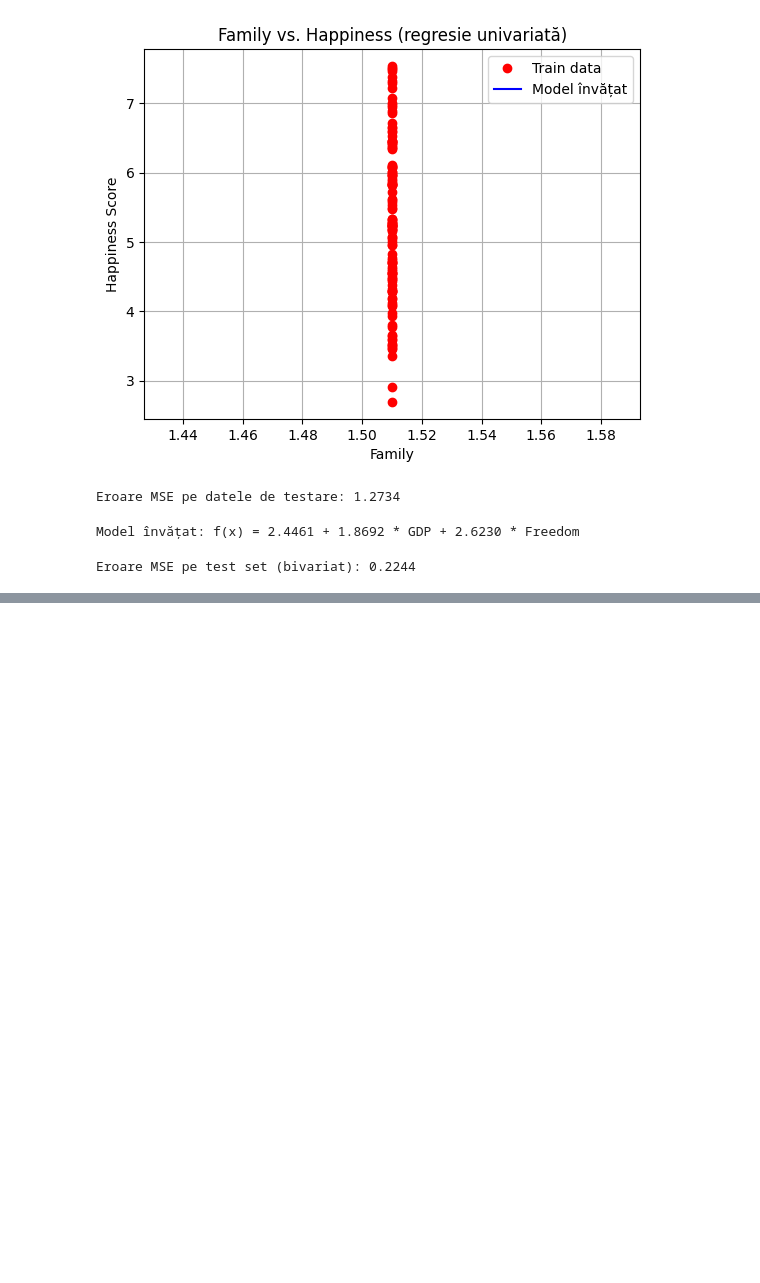
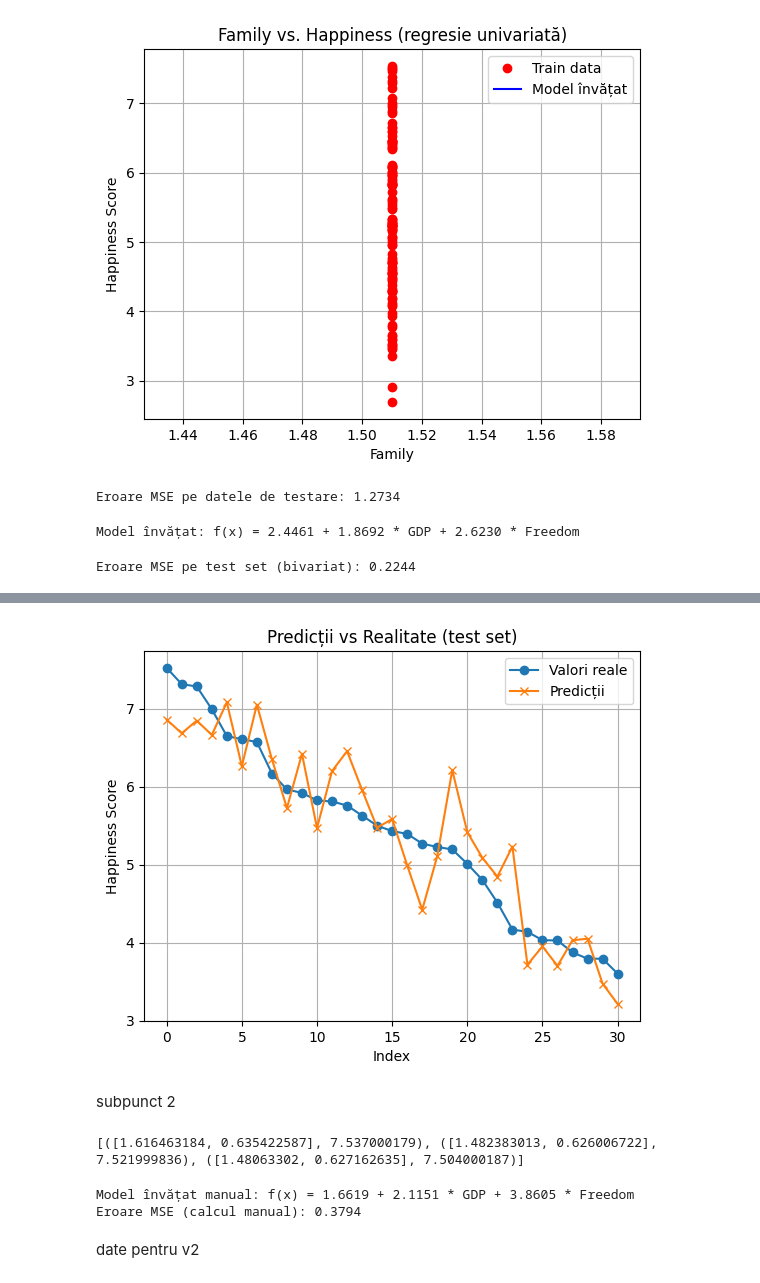
Before and after one commit to ssztnt/cs-ubb, a Jupyter notebook: year2/semestrul2/AI/Laborator/lab5-regresii/lab05-regresii.ipynb, the cells around one changed output, grey strips where cells are left out. Saved outputs shown, nothing was run; the diff lists cells and outputs as text; code cells hidden in the pictures; blank space fills up the shorter version.

```diff
--- a/year2/semestrul2/AI/Laborator/lab5-regresii/lab05-regresii.ipynb
+++ b/year2/semestrul2/AI/Laborator/lab5-regresii/lab05-regresii.ipynb
@@ -100,0 +140,43 @@ Eroare MSE pe test set (bivariat): 0.2244
+# %%
+real = testOutputs
+pred = regressor.predict(testInputs)
+
+plt.plot(real, label="Valori reale", marker='o')
+plt.plot(pred, label="Predicții", marker='x')
+plt.title("Predicții vs Realitate (test set)")
+plt.xlabel("Index")
+plt.ylabel("Happiness Score")
+plt.legend()
+plt.grid()
+plt.show()
+# %% [output]
+[figure, added]
+# %% [markdown]
+subpunct 2
+# %%
+import csv
+
+def load_manual_data(file_path):
+    data = []
+    with open(file_path, 'r') as file:
+        reader = csv.reader(file)
+        headers = next(reader)  # prima linie
+        gdp_idx = headers.index('Economy..GDP.per.Capita.')
+        freedom_idx = headers.index('Freedom')
+        happiness_idx = headers.index('Happiness.Score')
+
+        for row in reader:
+            try:
+                gdp = float(row[gdp_idx])
+                freedom = float(row[freedom_idx])
+                happiness = float(row[happiness_idx])
+                data.append(([gdp, freedom], happiness))
+            except:
+                continue  # ignoră rândurile invalide
+    return data
+
+file_path = 'data/v1_world-happiness-report-2017.csv'
+data = load_manual_data(file_path)
+print(data[:3])
+# %% [output]
+[([1.616463184, 0.635422587], 7.537000179), ([1.482383013, 0.626006722], 7.521999836), ([1.48063302, 0.627162635], 7.504000187)]
@@ -100,0 +231,11 @@ Eroare MSE pe test set (bivariat): 0.2244
+# %%
+w0, w1, w2 = train_linear_regression(train_data)
+print(f"Model învățat manual: f(x) = {w0:.4f} + {w1:.4f} * GDP + {w2:.4f} * Freedom")
+
+mse = mean_squared_error_manual(test_data, w0, w1, w2)
+print(f"Eroare MSE (calcul manual): {mse:.4f}")
+# %% [output]
+Model învățat manual: f(x) = 1.6619 + 2.1151 * GDP + 3.8605 * Freedom
+Eroare MSE (calcul manual): 0.3794
+# %% [markdown]
+date pentru v2
```
Also changed, not shown: parts of 14 cells of this notebook, 22 other files.
